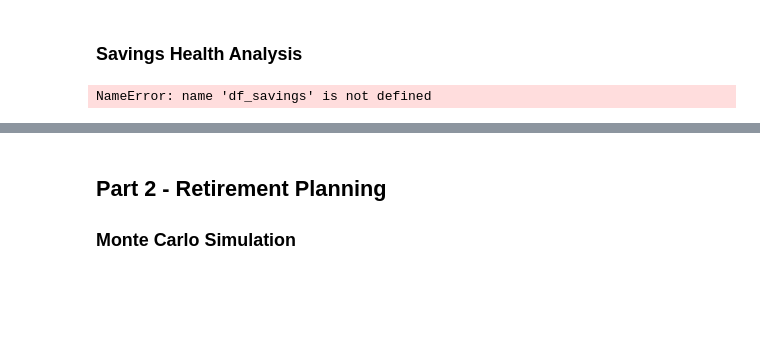
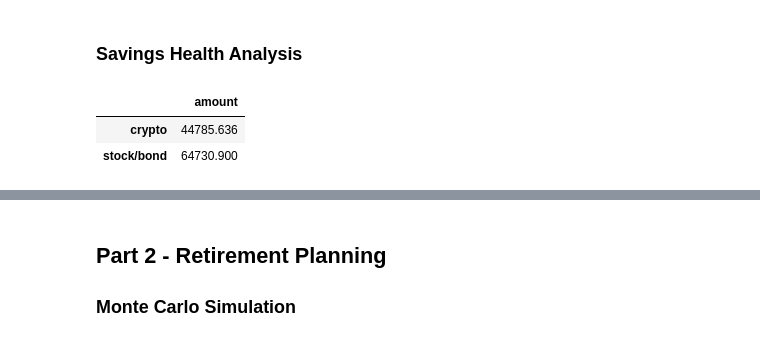
Before and after one commit to MontgomeryG/python-homework, a Jupyter notebook: Module 5 Challenge/Starter_Code/financial-planner.ipynb, the cells around one changed output, grey strips where cells are left out. Saved outputs shown, nothing was run; the diff lists cells and outputs as text; code cells hidden in the pictures; blank space fills up the shorter version.

```diff
--- a/Module 5 Challenge/Starter_Code/financial-planner.ipynb
+++ b/Module 5 Challenge/Starter_Code/financial-planner.ipynb
@@ -180,19 +180,24 @@ The total value of your stock and bonds is $64730.90
 # %%
 # Set monthly household income
 monthly_income = 12000
 
+
+# Consolidate financial assets data
+
 #Create a Python list named savings_data that has two elements. The first element contains the total value of the cryptocurrency wallet. The second element contains the total value of the stock and bond portions of the portfolio.
-savings_data = []
+savings_data = [crypto_portfolio_value, stock_bond_portfolio_value]
+
+df_columns = ['amount']
+
+my_index = ['crypto', 'stock/bond']
+
+# Create savings DataFrame
+savings_df = pd.DataFrame(savings_data, columns=df_columns, index=my_index)
 
 
-
-# Consolidate financial assets data
-# YOUR CODE HERE!
-
-# Create savings DataFrame
-# YOUR CODE HERE!
-
 # Display savings DataFrame
-display(df_savings)
+display(savings_df)
 # %% [output]
-NameError: name 'df_savings' is not defined
+|  | amount |
+| crypto | 44785.636 |
+| stock/bond | 64730.900 |
```
Also changed, not shown: parts of 4 cells of this notebook.
